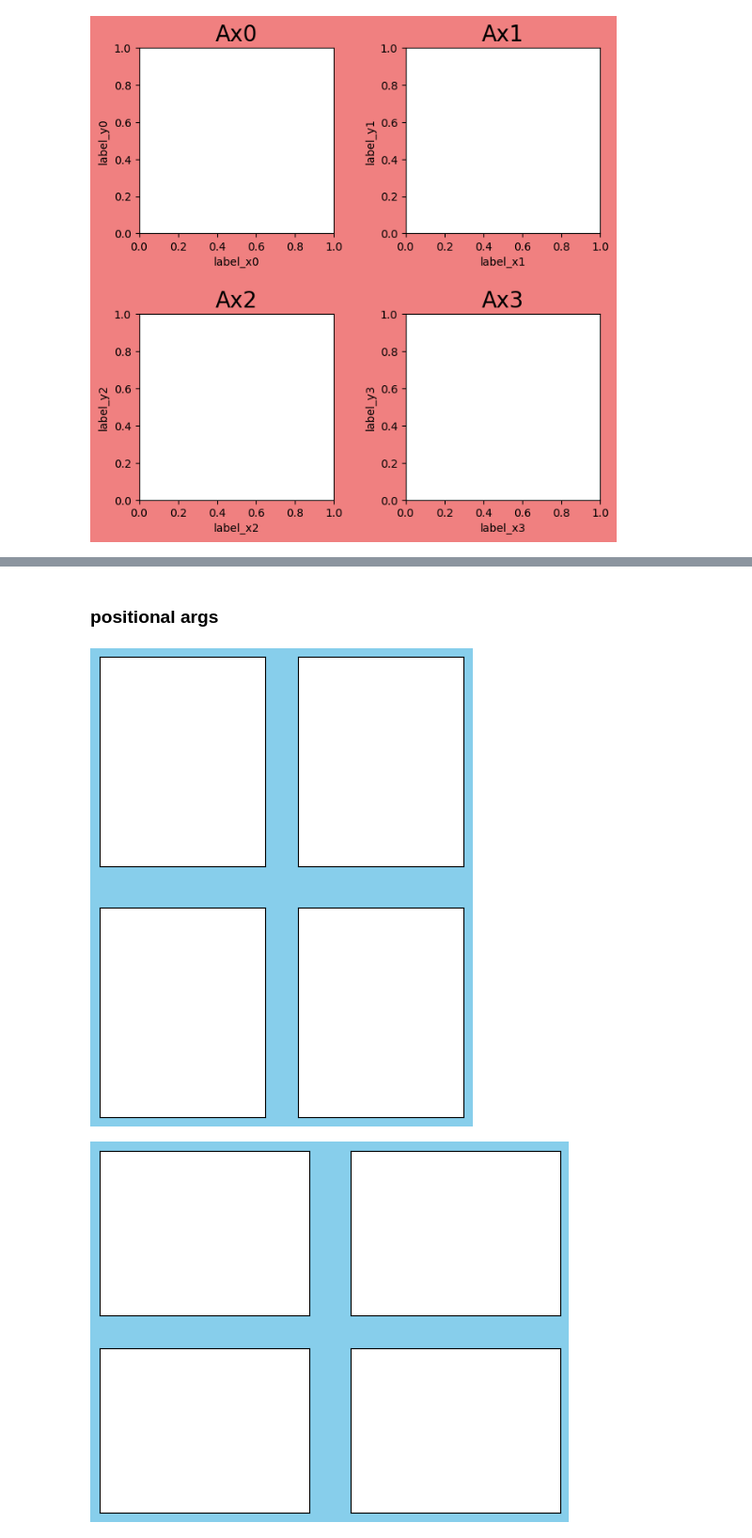
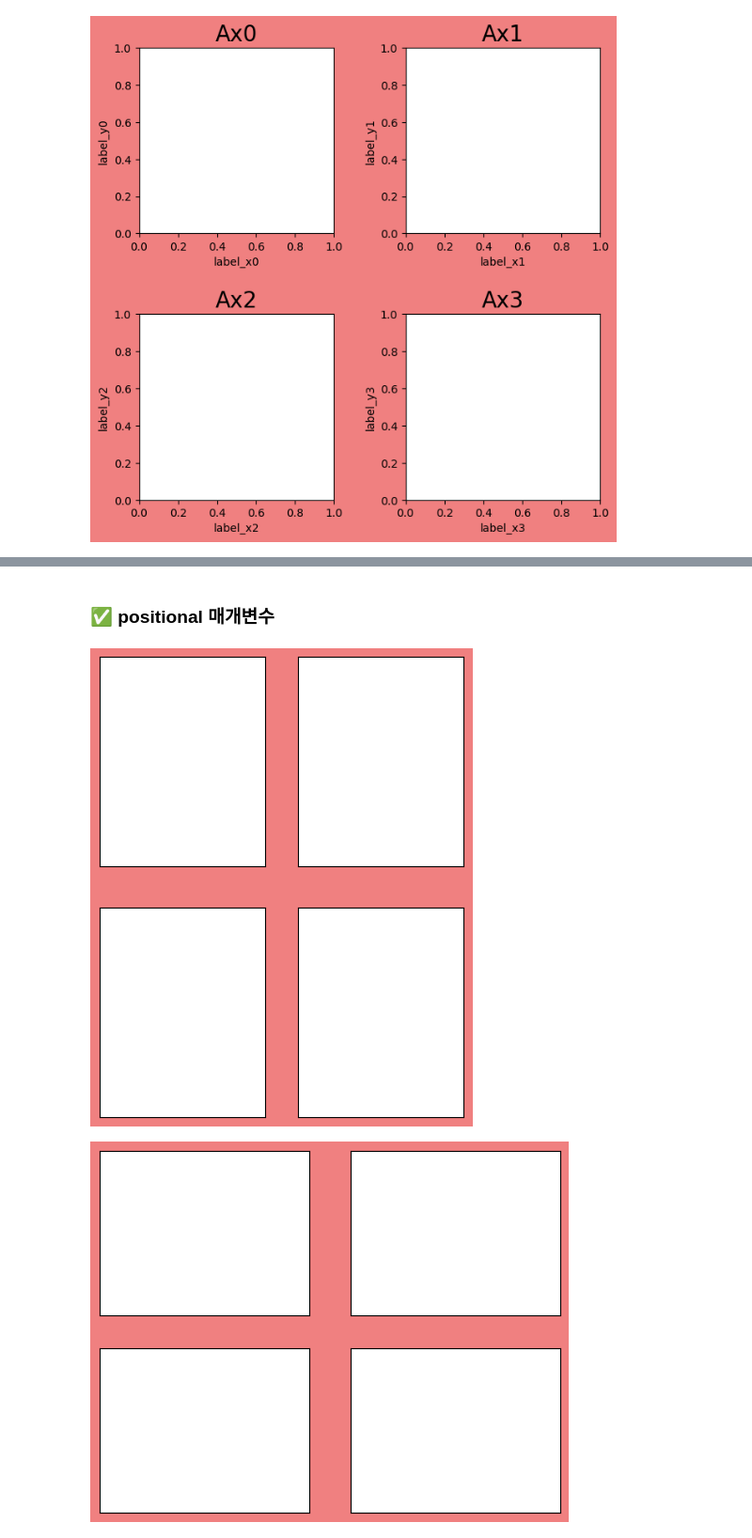
Before and after one commit to scarypillowz/Matplotlib, a Jupyter notebook: 기초(2)_axes alignment.ipynb, the cells around one changed output, grey strips where cells are left out. Shown at 94% size. Saved outputs shown, nothing was run; the diff lists cells and outputs as text; code cells hidden in the pictures.

```diff
--- a/개념(2) axes alignment.ipynb
+++ b/기초(2)_axes alignment.ipynb
@@ -35,5 +42,5 @@ fig.tight_layout(pad=2)
 # %%
-fig, axes = plt.subplots(2, 2, figsize=(10, 10), facecolor='moccasin')
+fig, axes = plt.subplots(2, 2, figsize=(10, 10), facecolor='lightcoral')
 
 for ax_idx, ax in enumerate(axes.flat):
     ax.get_xaxis().set_visible(False)
@@ -54,9 +63,9 @@ for ax_idx, ax in enumerate(axes.flat):
 # %% [markdown]
 ![%E1%84%89%E1%85%B3%E1%84%8F%E1%85%B3%E1%84%85%E1%85%B5%E1%86%AB%E1%84%89%E1%85%A3%E1%86%BA%202023-07-11%20%E1%84%8B%E1%85%A9%E1%84%92%E1%85%AE%2011.37.47.png](attachment:%E1%84%89%E1%85%B3%E1%84%8F%E1%85%B3%E1%84%85%E1%85%B5%E1%86%AB%E1%84%89%E1%85%A3%E1%86%BA%202023-07-11%20%E1%84%8B%E1%85%A9%E1%84%92%E1%85%AE%2011.37.47.png)
 # %% [markdown]
-### positional args
+### ✅ positional 매개변수
 # %%
-fig, axes = plt.subplots(2, 2, figsize=(5, 5), facecolor='skyblue')
+fig, axes = plt.subplots(2, 2, figsize=(5, 5), facecolor='lightcoral')
 
 for ax_idx, ax in enumerate(axes.flat):
     ax.get_xaxis().set_visible(False)
@@ -64,15 +73,15 @@ for ax_idx, ax in enumerate(axes.flat):
 
 fig.subplots_adjust(bottom=0.01, top=0.99)
 # %% [output]
-[figure, old version]
+[figure, new version]
 # %%
-fig, axes = plt.subplots(2, 2, figsize=(5, 5), facecolor='skyblue')
+fig, axes = plt.subplots(2, 2, figsize=(5, 5), facecolor='lightcoral')
 
 for ax_idx, ax in enumerate(axes.flat):
     ax.get_xaxis().set_visible(False)
     ax.get_yaxis().set_visible(False)
 
 fig.subplots_adjust(left=0.01, right=0.99)
 # %% [output]
-[figure, old version]
+[figure, new version]
 # %%
```
Also changed, not shown: parts of 14 cells of this notebook.
